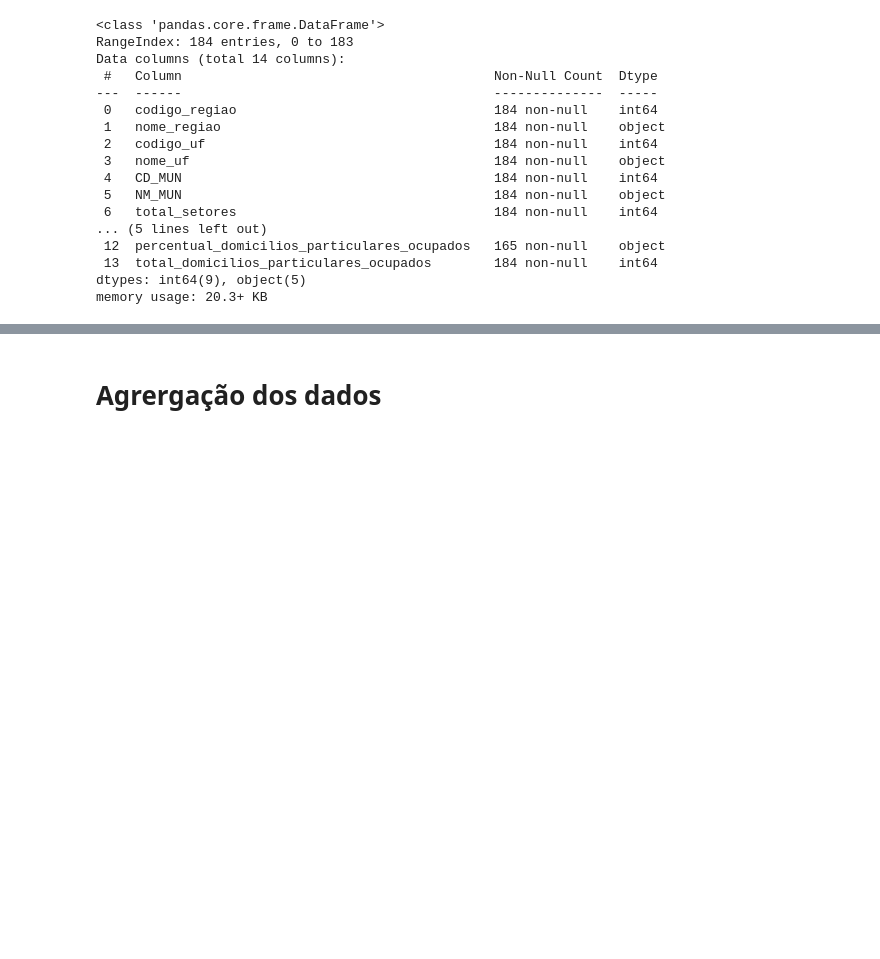
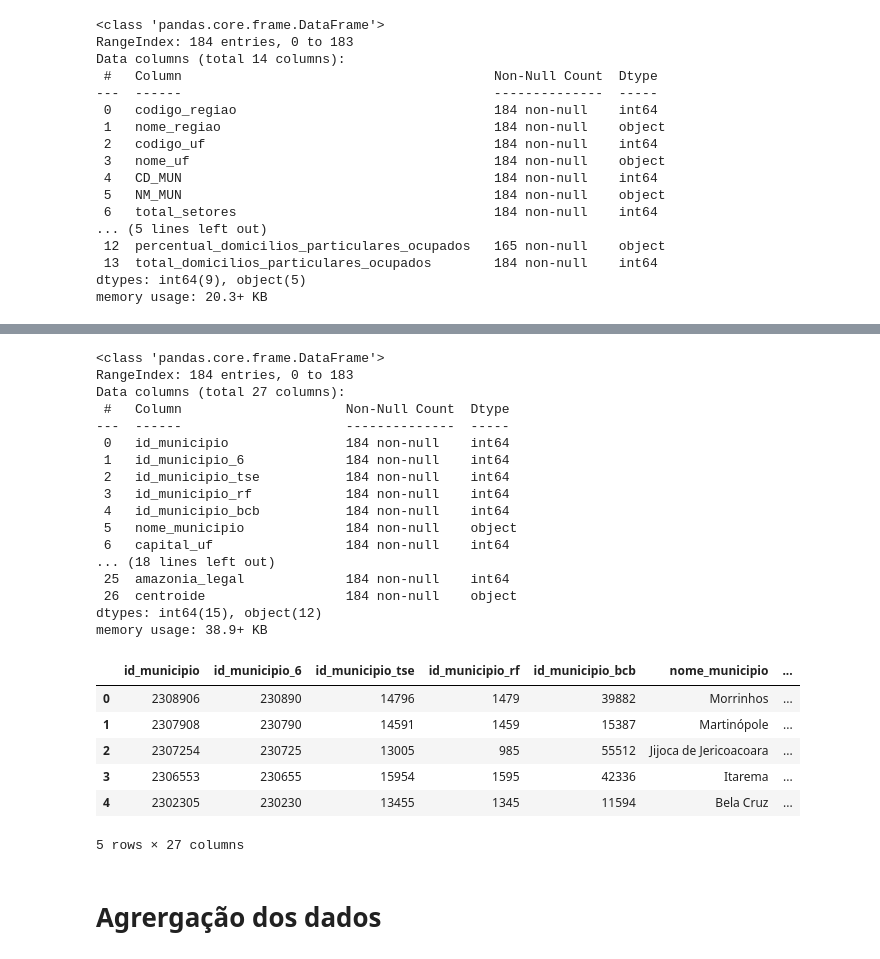
Before and after one commit to JoaoLucas23/BDG, a Jupyter notebook: tratamento_de_dados.ipynb, the cells around one changed output, grey strips where cells are left out. Cells and saved outputs as stored; diff of their text form; code cells hidden in the pictures; blank space fills up the shorter version.

```diff
--- a/tratamento_de_dados.ipynb
+++ b/tratamento_de_dados.ipynb
@@ -233,3 +444,32 @@ memory usage: 20.3+ KB
+# %%
+df_diretorios_municipio = df_diretorios_municipio[df_diretorios_municipio['SG_UF'] == 'CE'].reset_index(drop=True)
+df_diretorios_municipio.info()
+df_diretorios_municipio.head(5)
+# %% [output]
+<class 'pandas.core.frame.DataFrame'>
+RangeIndex: 184 entries, 0 to 183
+Data columns (total 27 columns):
+ #   Column                     Non-Null Count  Dtype
+---  ------                     --------------  -----
+ 0   id_municipio               184 non-null    int64
+ 1   id_municipio_6             184 non-null    int64
+ 2   id_municipio_tse           184 non-null    int64
+ 3   id_municipio_rf            184 non-null    int64
+ 4   id_municipio_bcb           184 non-null    int64
+ 5   nome_municipio             184 non-null    object
+ 6   capital_uf                 184 non-null    int64
+... (18 lines left out)
+ 25  amazonia_legal             184 non-null    int64
+ 26  centroide                  184 non-null    object
+dtypes: int64(15), object(12)
+memory usage: 38.9+ KB
+|  | id_municipio | id_municipio_6 | id_municipio_tse | id_municipio_rf | id_municipio_bcb | nome_municipio | ... |
+| 0 | 2308906 | 230890 | 14796 | 1479 | 39882 | Morrinhos | ... |
+| 1 | 2307908 | 230790 | 14591 | 1459 | 15387 | Martinópole | ... |
+| 2 | 2307254 | 230725 | 13005 | 985 | 55512 | Jijoca de Jericoacoara | ... |
+| 3 | 2306553 | 230655 | 15954 | 1595 | 42336 | Itarema | ... |
+| 4 | 2302305 | 230230 | 13455 | 1345 | 11594 | Bela Cruz | ... |
+5 rows × 27 columns
 # %% [markdown]
 # Agrergação dos dados
 # %%
```
Also changed, not shown: parts of 16 cells of this notebook, 4 other files.
